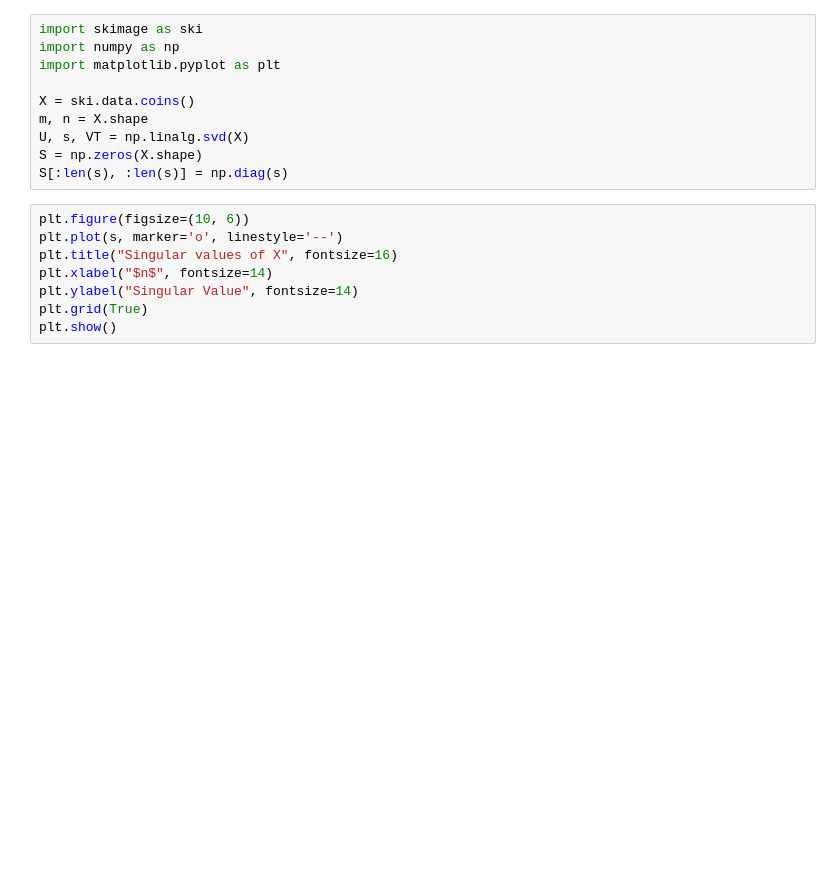
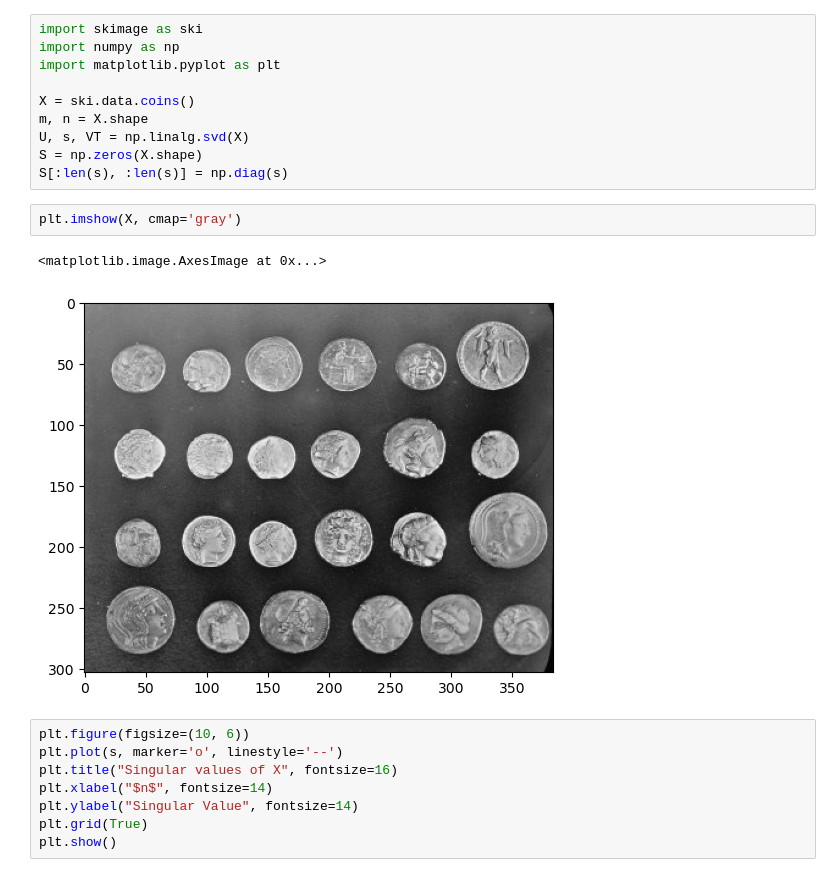
Before and after one commit to alessioarcara/smm_2023-2024, a Jupyter notebook: homeworks/2.ipynb, the cells around one changed output. Cells and saved outputs as stored; diff of their text form; blank space fills up the shorter version.

```diff
--- a/homeworks/2.ipynb
+++ b/homeworks/2.ipynb
@@ -20,6 +20,11 @@ m, n = X.shape
 U, s, VT = np.linalg.svd(X)
 S = np.zeros(X.shape)
 S[:len(s), :len(s)] = np.diag(s)
+# %%
+plt.imshow(X, cmap='gray')
+# %% [output]
+<matplotlib.image.AxesImage at 0x...>
+[figure, added]
 # %%
 plt.figure(figsize=(10, 6))
 plt.plot(s, marker='o', linestyle='--')
```
Also changed, not shown: parts of 11 cells of this notebook, 3 other files.
